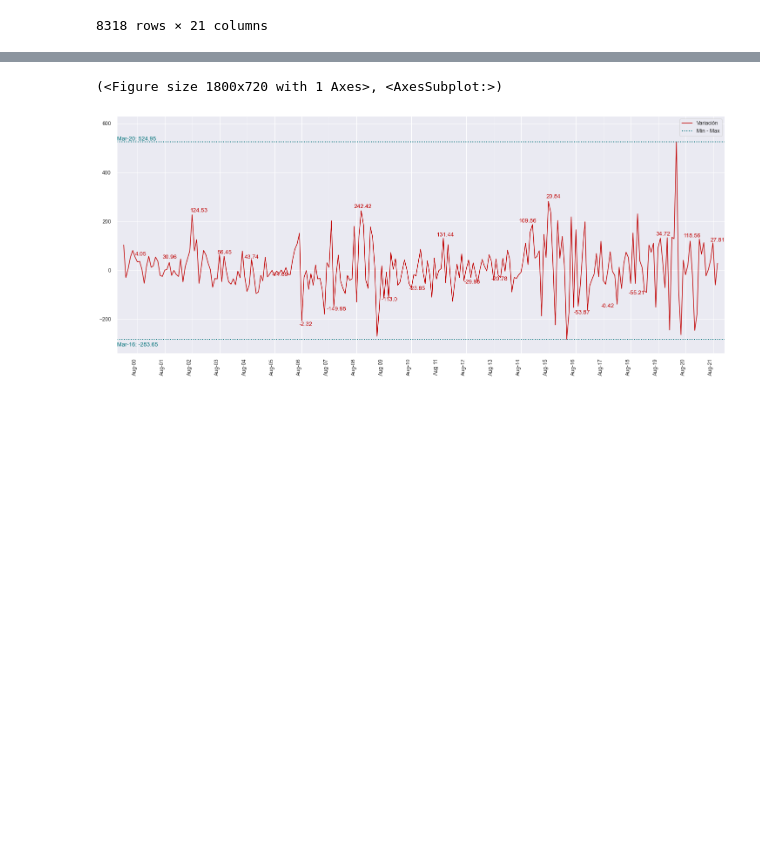
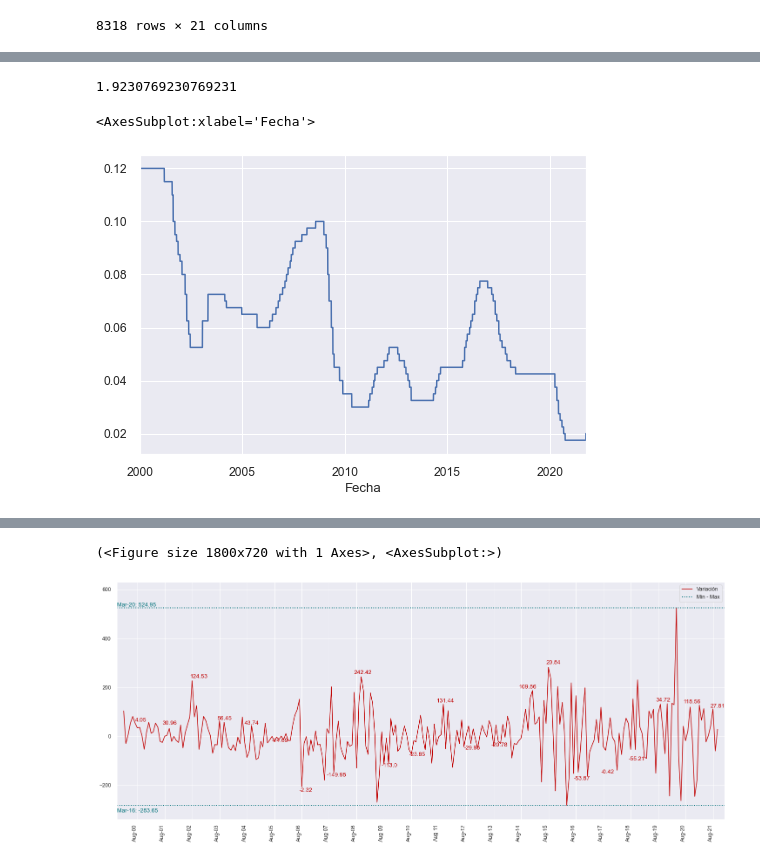
Before and after one commit to Alejandro-Duenas/rate_simulation_models, a Jupyter notebook: Stochastic Rates Modeling.ipynb, the cells around one changed output, grey strips where cells are left out. Saved outputs shown, nothing was run; the diff lists cells and outputs as text; code cells hidden in the pictures; blank space fills up the shorter version.

```diff
--- a/Stochastic Rates Modeling.ipynb
+++ b/Stochastic Rates Modeling.ipynb
@@ -45,3 +47,17 @@ full_rates
 8318 rows × 21 columns
 # %%
 monthly_rates = full_rates.groupby(pd.Grouper(freq='M')).last()
+# %%
+def jump_class(x):
+    if x>=5: return 5
+    elif x==0: return 1
+    else: return x
+tibr = full_rates.loc['2000-01-01':,'TIBR']
+saltos_tibr = tibr.loc[tibr/tibr.shift(1)!=1].to_frame().reset_index()
+dc = saltos_tibr['Fecha']
+shift_dc = dc.shift(1)
+saltos_tibr['delta_t'] = 12*(dc.dt.year-shift_dc.dt.year)+dc.dt.month-\
+    shift_dc.dt.month
+saltos_tibr = saltos_tibr.loc[saltos_tibr['Fecha']>='2011-01-01']
+saltos_tibr['clase'] = saltos_tibr['delta_t'].apply(jump_class)
+lmbda = saltos_tibr['clase'].mean()
@@ -47,0 +80,9 @@ monthly_rates = full_rates.groupby(pd.Grouper(freq='M')).last()
+# %%
+saltos_tibr['clase'].mean()
+# %% [output]
+1.9230769230769231
+# %%
+tibr.plot()
+# %% [output]
+<AxesSubplot:xlabel='Fecha'>
+[figure, added]
```
Also changed, not shown: parts of 25 cells of this notebook, 2 other files.
